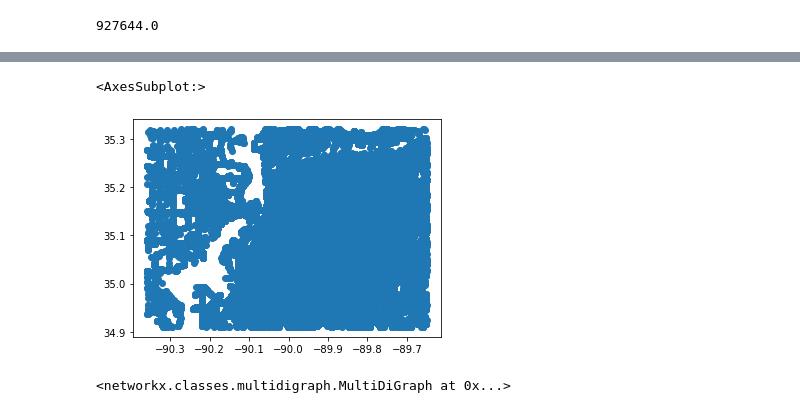
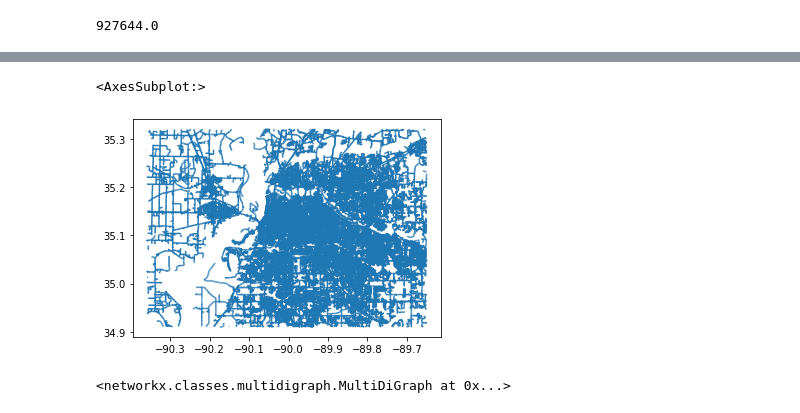
Before and after one commit to Sustainability-GIS-2021/final-assignment-redalisa, a Jupyter notebook: final_assignment.ipynb, the cells around one changed output, grey strips where cells are left out. Cells and saved outputs as stored; diff of their text form; code cells hidden in the pictures.

```diff
--- a/final_assignment.ipynb
+++ b/final_assignment.ipynb
@@ -262,9 +272,6 @@ stops.plot(ax = ax, color = 'red', markersize = 1)
 # %%
-import pandas as pd
-from pyrosm import OSM, get_data
-
 # We fetch data for Memphis from OSM
 osm = OSM(get_data("memphis"))
 
 # Parse roads that can be driven by car
-nodes, edges = osm.get_network(network_type="driving", nodes=True)
+nodes, edges = osm.get_network(network_type="walking", nodes=True)
@@ -284,8 +300,8 @@ edges.head()
 # %%
-nodes.plot()
+edges.plot()
 # %% [output]
 <AxesSubplot:>
-[figure, old version]
+[figure, new version]
 # %%
 # Creare the NetworkX graph
 
```
Also changed, not shown: parts of 19 cells of this notebook.
